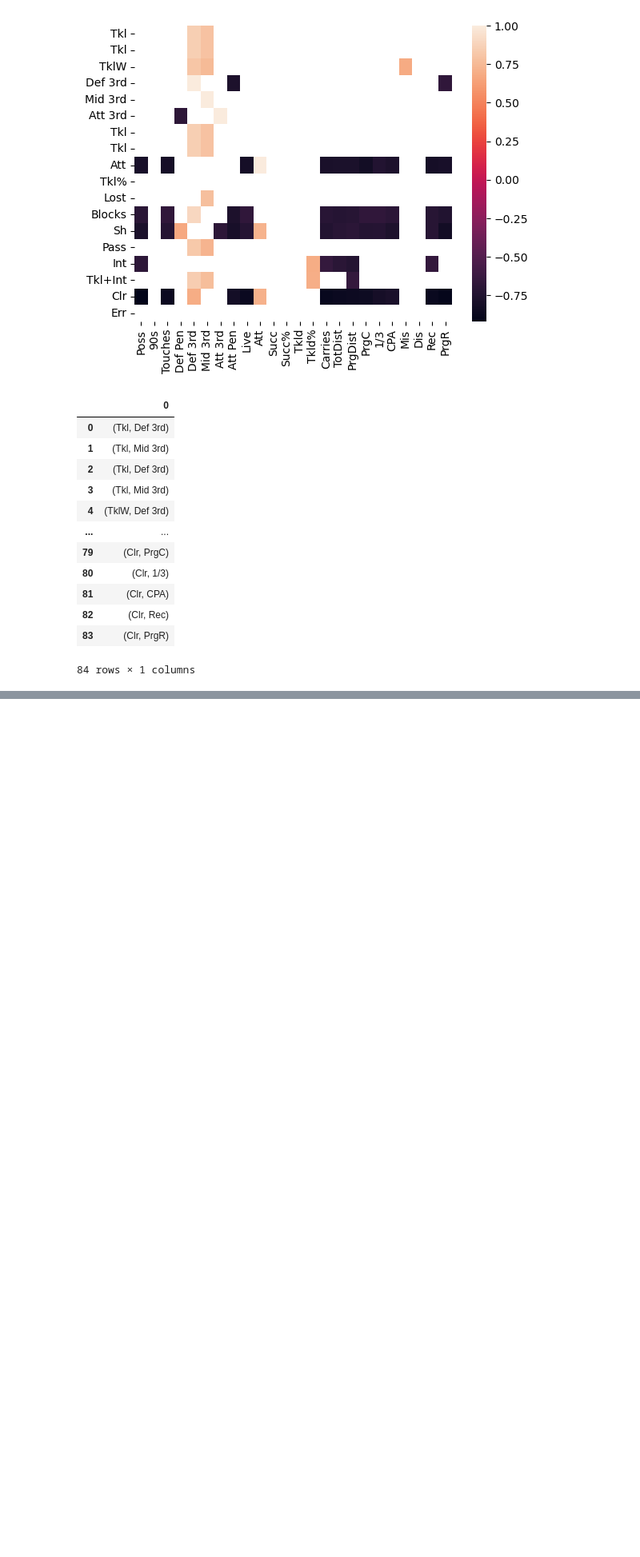
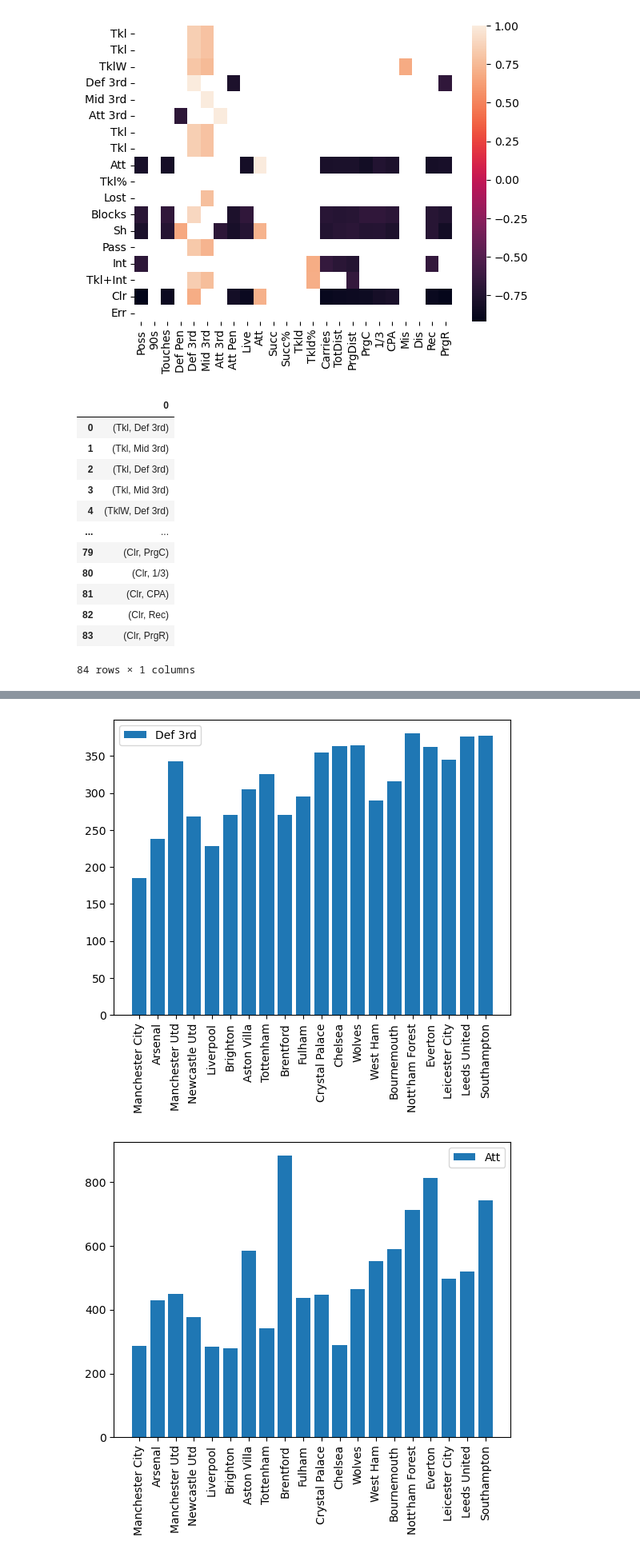
Before and after one commit to Yashuchirag/team_pressing_project, a Jupyter notebook: src/Visualization_Viveka.ipynb, the cells around one changed output, grey strips where cells are left out. Shown at 80% size. Cells and saved outputs as stored; diff of their text form; code cells hidden in the pictures; blank space fills up the shorter version.

```diff
--- a/src/Visualization_Viveka.ipynb
+++ b/src/Visualization_Viveka.ipynb
@@ -127,0 +117,7 @@ for i in poss_press_stats:
+# %%
+prog_pass_rec_press_stats=data_pressing_possession_corr.loc[['Def 3rd','Mid 3rd','Att 3rd','Tkl','Att','Tkl%','Lost','Blocks','Sh','Pass','Int','Tkl+Int','Clr','Err'],'PrgR'].dropna().index
+# %%
+plot_data(data_pressing_possession, prog_pass_rec_press_stats)
+# %% [output]
+[figure, added]
+[figure, added]
```
Also changed, not shown: parts of 13 cells of this notebook, 1 other file.
